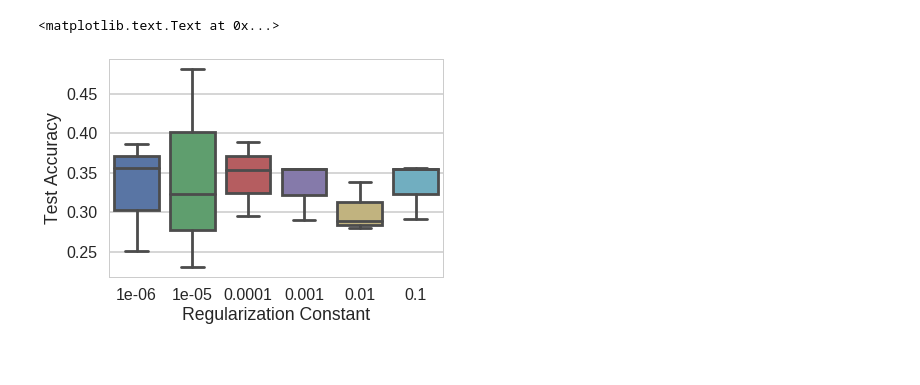
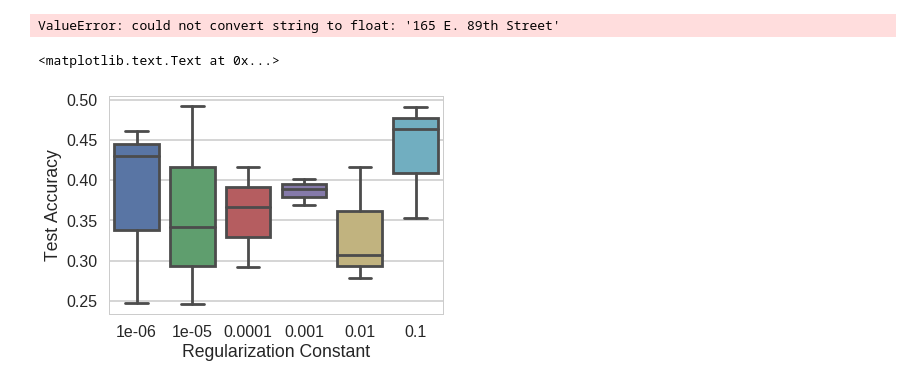
Before and after one commit to bfine9618/PredictingInterestLevel, a Jupyter notebook: NeuralNets.ipynb, the cells around one changed output. Cells and saved outputs as stored; diff of their text form; code cells hidden in the pictures; blank space fills up the shorter version.

```diff
--- a/NeuralNets.ipynb
+++ b/NeuralNets.ipynb
@@ -68,37 +68,39 @@ memory usage: 12.8+ MB
 # %%
 train_init, test_init = train_test_split(data,test_size = .3,random_state = 42)
 
-train = train_init.drop(['interest_level','description','display_address','created','building_id','features', 'manager_id', 'street_address'], axis=1)
-test = test_init.drop(['interest_level','description','display_address','created','building_id','features', 'manager_id', 'street_address'], axis=1)
+train = train_init.drop(['interest_level','interestVal','description','display_address','created','building_id','features', 'manager_id', 'street_address'], axis=1)
+test = test_init.drop(['interest_level','interestVal','description','display_address','created','building_id','features', 'manager_id', 'street_address'], axis=1)
 y_train = train_init['interest_level']
 y_test = test_init['interest_level']
 # %%
 from sklearn.preprocessing import StandardScaler
 scaler = StandardScaler()
 scaler.fit(train)
-train_transformed = scaler.transform(train)
+train_transformed = scaler.transform(train_init)
 # apply same transformation to test data
-X_test_transformed = scaler.transform(test)
+test_transformed = scaler.transform(test_init)
+# %% [output]
+ValueError: could not convert string to float: '165 E. 89th Street'
 # %%
 # Perform cross validation to tune the regularization constant
 
 score = np.array([])# Array to store Misclassification Error
 alphas = np.array([]) # Array to store tree depth
 
 10.0 ** -np.arange(1, 7)
 
-clf = MLPClassifier(solver='lbfgs',warm_start=True,hidden_layer_sizes=(40)) #Define model ot be used
+clf = MLPClassifier(solver='lbfgs',warm_start=True,hidden_layer_sizes=(5,5,5)) #Define model ot be used
 for trial in range(3):
     cv_method = KFold(n_splits=10,shuffle=True) #Define CV method
     for a in 10.0** -np.arange(1,7):
         clf.set_params(alpha = a)
         alphas = np.append(alphas,a)
         error = np.mean(cross_val_score(clf,train,y_train,cv = cv_method,scoring = 'accuracy')) #Run cross validation
         score = np.append(score,error)
 
 sns.boxplot(x = alphas,y = score)
 plt.xlabel('Regularization Constant')
 plt.ylabel('Test Accuracy')
 # %% [output]
 <matplotlib.text.Text at 0x...>
-[figure, old version]
+[figure, new version]
```
Also changed, not shown: parts of 2 cells of this notebook.
